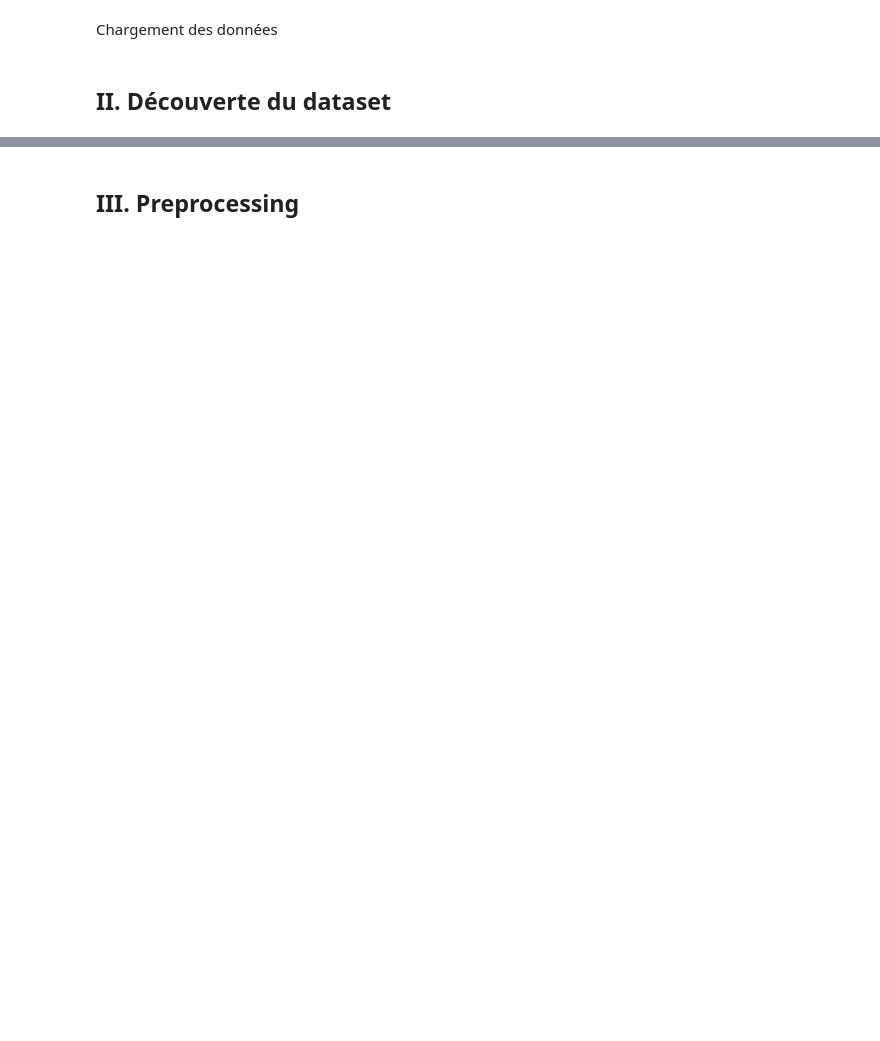
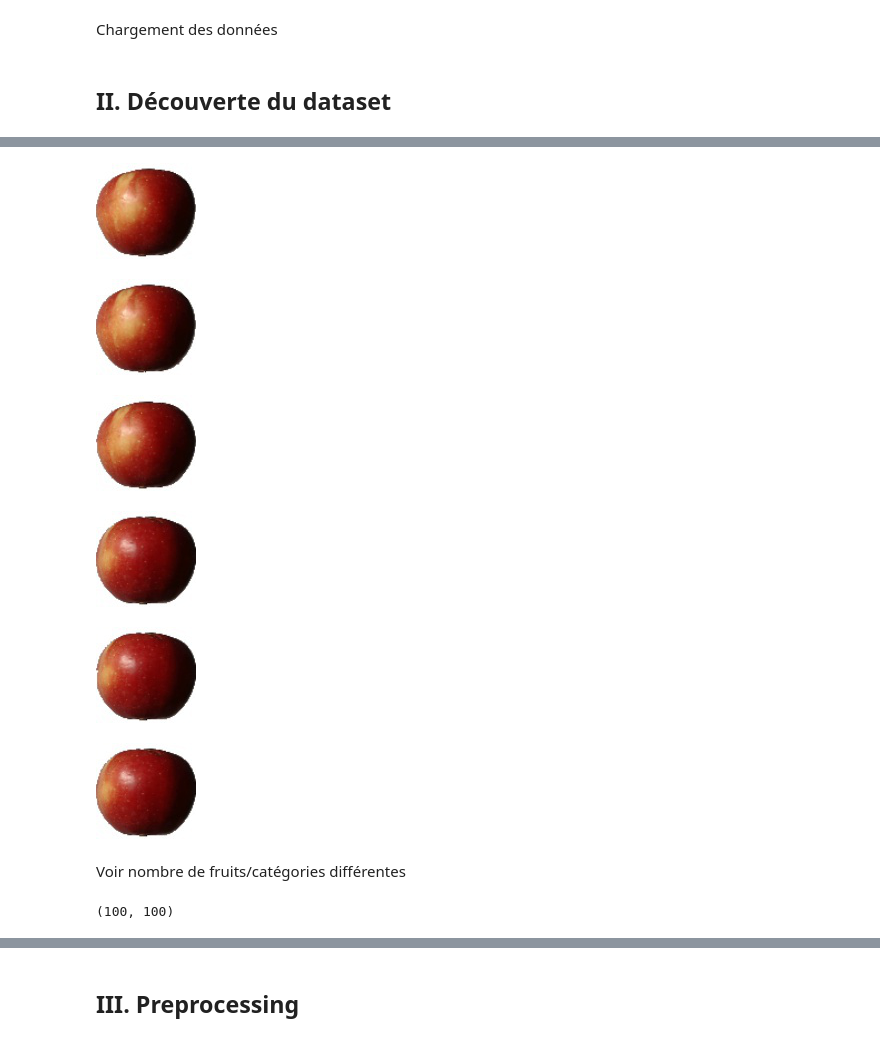
Before and after one commit to mikoa9/projet08, a Jupyter notebook: Projet8-Fruits.ipynb, the cells around one changed output, grey strips where cells are left out. Cells and saved outputs as stored; diff of their text form; code cells hidden in the pictures; blank space fills up the shorter version.

Commit message:
Ajouter images

```diff
--- a/Projet8-Fruits.ipynb
+++ b/Projet8-Fruits.ipynb
@@ -68,0 +94,37 @@ blobs_test[:10]
+# %%
+image1 = Image.open('321_100.jpg')
+image1
+# %% [output]
+[figure, added]
+# %%
+image2 = Image.open('322_100.jpg')
+image2
+# %% [output]
+[figure, added]
+# %%
+image3 = Image.open('327_100.jpg')
+image3
+# %% [output]
+[figure, added]
+# %%
+image4 = Image.open('32_100.jpg')
+image4
+# %% [output]
+[figure, added]
+# %%
+image5 = Image.open('33_100.jpg')
+image5
+# %% [output]
+[figure, added]
+# %%
+image6 = Image.open('34_100.jpg')
+image6
+# %% [output]
+[figure, added]
+# %% [markdown]
+Voir nombre de fruits/catégories différentes
+# %%
+# taille des images
+image1.size
+# %% [output]
+(100, 100)
```
Also changed, not shown: parts of 23 cells of this notebook.
